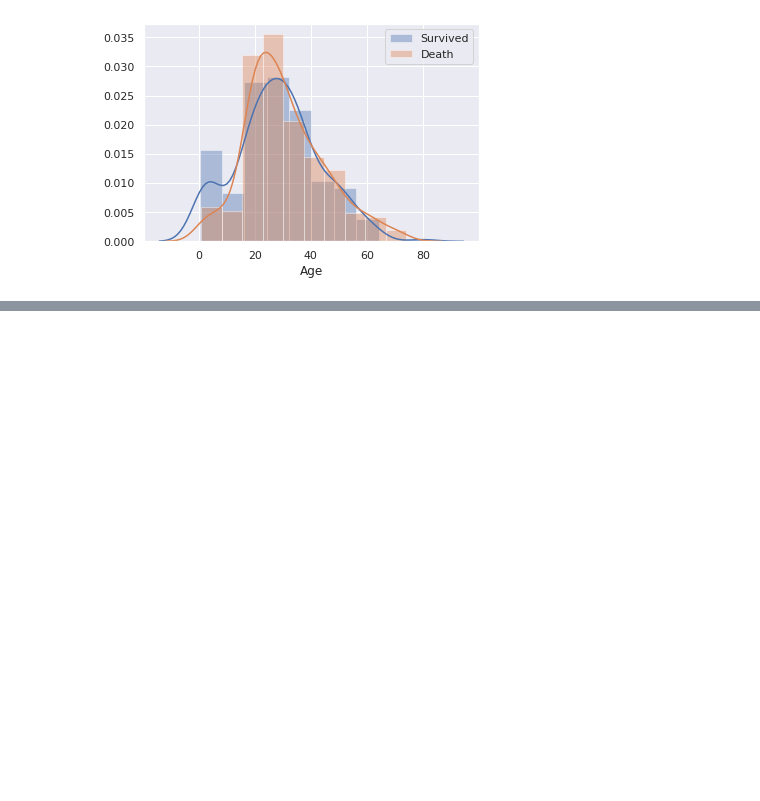
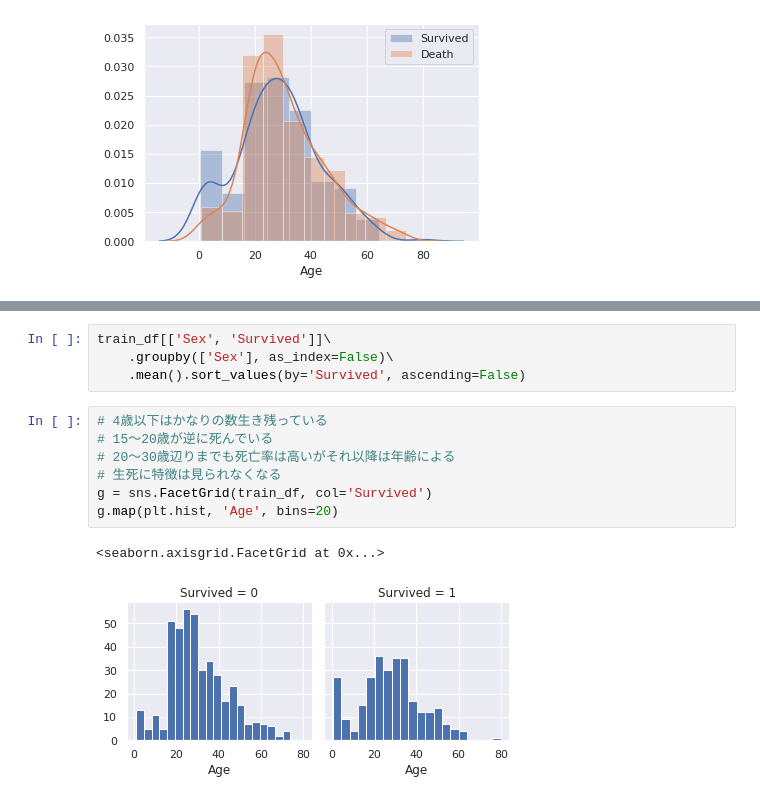
Before and after one commit to watarus0208/taitanic, a Jupyter notebook: eda2.ipynb, the cells around one changed output, grey strips where cells are left out. Saved outputs shown, nothing was run; the diff lists cells and outputs as text; blank space fills up the shorter version.

```diff
--- a/eda2.ipynb
+++ b/eda2.ipynb
@@ -183,0 +193,14 @@ train_df.describe(include=['O'])
+# %%
+train_df[['Sex', 'Survived']]\
+    .groupby(['Sex'], as_index=False)\
+    .mean().sort_values(by='Survived', ascending=False)
+# %%
+# 4歳以下はかなりの数生き残っている
+# 15〜20歳が逆に死んでいる
+# 20〜30歳辺りまでも死亡率は高いがそれ以降は年齢による
+# 生死に特徴は見られなくなる
+g = sns.FacetGrid(train_df, col='Survived')
+g.map(plt.hist, 'Age', bins=20)
+# %% [output]
+<seaborn.axisgrid.FacetGrid at 0x...>
+[figure, added]
```
Also changed, not shown: parts of 9 cells of this notebook.
